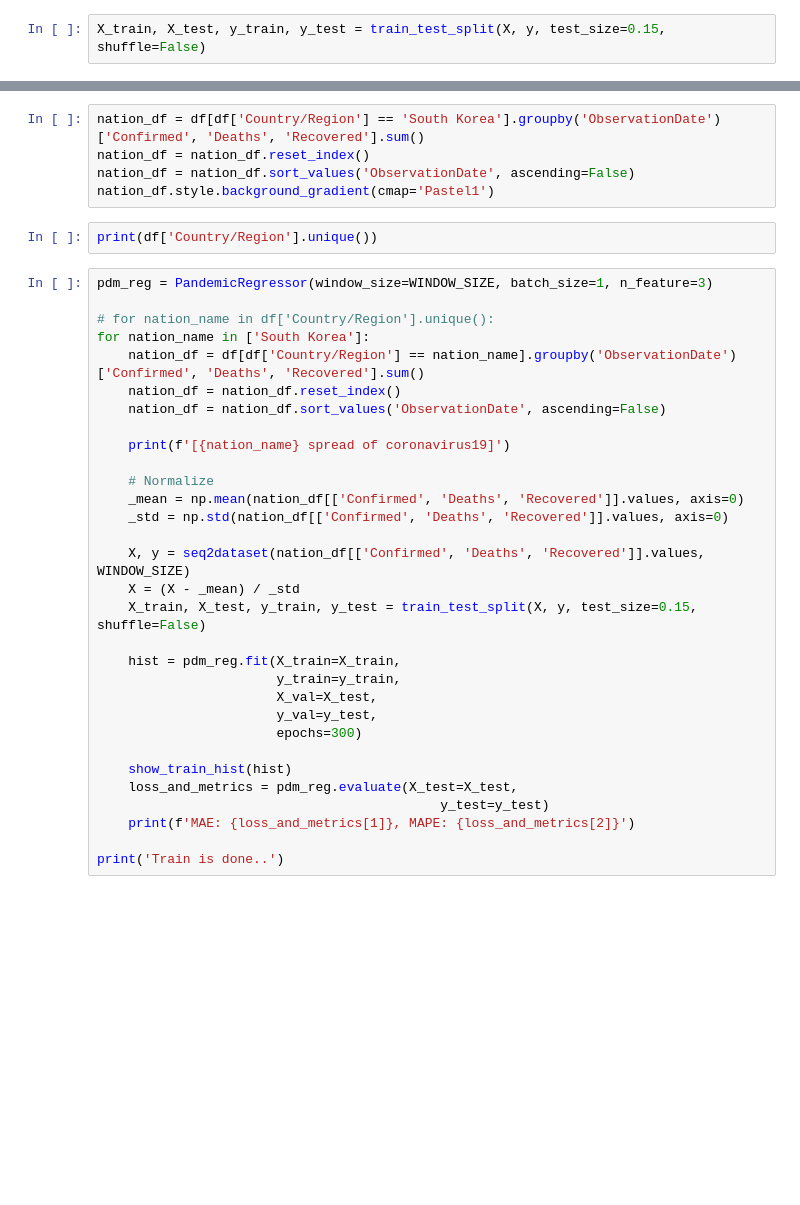
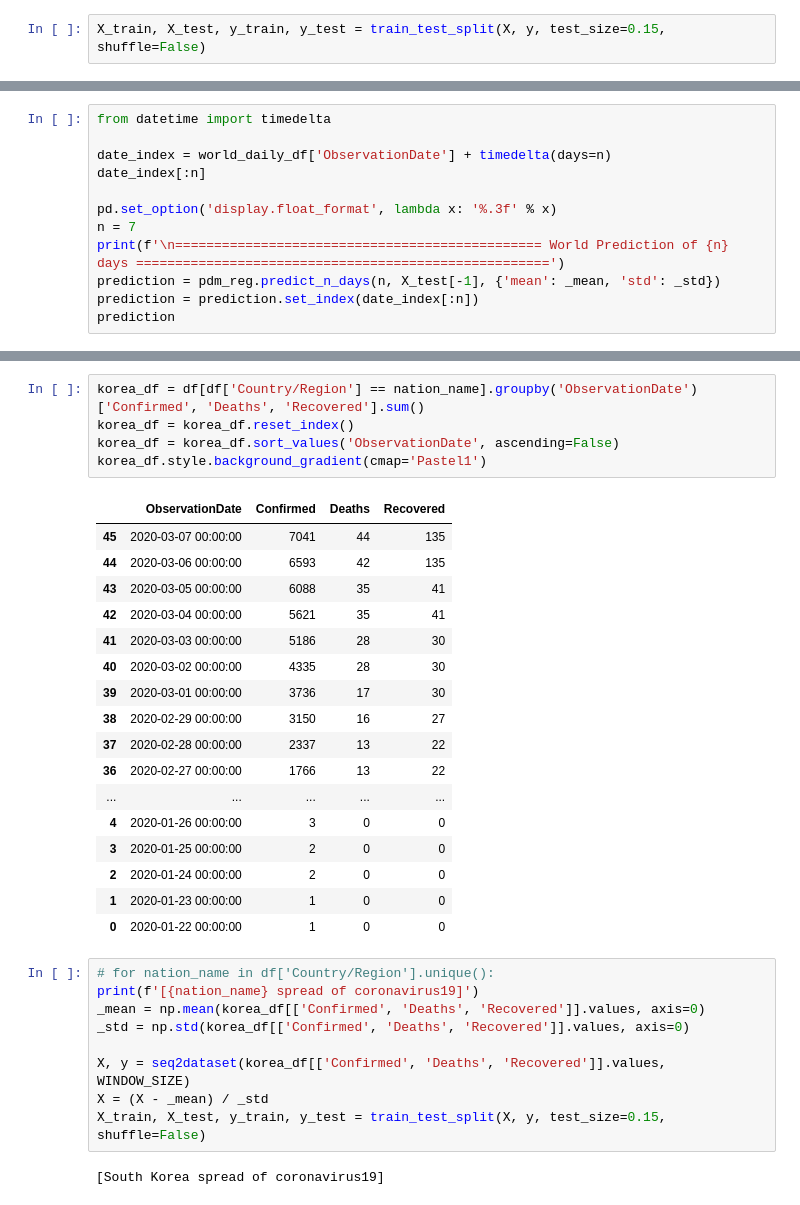
Before and after one commit to gbjung759/CoronavirusDisease2019, a Jupyter notebook: predict_coronavirus_spread_svm.ipynb, the cells around one changed output, grey strips where cells are left out. Saved outputs shown, nothing was run; the diff lists cells and outputs as text; blank space fills up the shorter version.

```diff
--- a/predict_coronavirus_spread_svm.ipynb
+++ b/predict_coronavirus_spread_svm.ipynb
@@ -413,0 +386,12 @@ InternalError: 2 root error(s) found.
+# %%
+from datetime import timedelta
+
+date_index = world_daily_df['ObservationDate'] + timedelta(days=n)
+date_index[:n]
+
+pd.set_option('display.float_format', lambda x: '%.3f' % x)
+n = 7
+print(f'\n=============================================== World Prediction of {n} days =====================================================')
+prediction = pdm_reg.predict_n_days(n, X_test[-1], {'mean': _mean, 'std': _std})
+prediction = prediction.set_index(date_index[:n])
+prediction
@@ -414,38 +432,34 @@ InternalError: 2 root error(s) found.
 # %%
-nation_df = df[df['Country/Region'] == 'South Korea'].groupby('ObservationDate')['Confirmed', 'Deaths', 'Recovered'].sum()
-nation_df = nation_df.reset_index()
-nation_df = nation_df.sort_values('ObservationDate', ascending=False)
-nation_df.style.background_gradient(cmap='Pastel1')
+korea_df = df[df['Country/Region'] == nation_name].groupby('ObservationDate')['Confirmed', 'Deaths', 'Recovered'].sum()
+korea_df = korea_df.reset_index()
+korea_df = korea_df.sort_values('ObservationDate', ascending=False)
+korea_df.style.background_gradient(cmap='Pastel1')
+# %% [output]
+|  | ObservationDate | Confirmed | Deaths | Recovered |
+| 45 | 2020-03-07 00:00:00 | 7041 | 44 | 135 |
+| 44 | 2020-03-06 00:00:00 | 6593 | 42 | 135 |
+| 43 | 2020-03-05 00:00:00 | 6088 | 35 | 41 |
+| 42 | 2020-03-04 00:00:00 | 5621 | 35 | 41 |
+| 41 | 2020-03-03 00:00:00 | 5186 | 28 | 30 |
+| 40 | 2020-03-02 00:00:00 | 4335 | 28 | 30 |
+| 39 | 2020-03-01 00:00:00 | 3736 | 17 | 30 |
+| 38 | 2020-02-29 00:00:00 | 3150 | 16 | 27 |
+| 37 | 2020-02-28 00:00:00 | 2337 | 13 | 22 |
+| 36 | 2020-02-27 00:00:00 | 1766 | 13 | 22 |
+| ... | ... | ... | ... | ... |
+| 4 | 2020-01-26 00:00:00 | 3 | 0 | 0 |
+| 3 | 2020-01-25 00:00:00 | 2 | 0 | 0 |
+| 2 | 2020-01-24 00:00:00 | 2 | 0 | 0 |
+| 1 | 2020-01-23 00:00:00 | 1 | 0 | 0 |
+| 0 | 2020-01-22 00:00:00 | 1 | 0 | 0 |
-# %%
-print(df['Country/Region'].unique())
 # %%
-pdm_reg = PandemicRegressor(window_size=WINDOW_SIZE, batch_size=1, n_feature=3)
+# for nation_name in df['Country/Region'].unique():
+print(f'[{nation_name} spread of coronavirus19]')
+_mean = np.mean(korea_df[['Confirmed', 'Deaths', 'Recovered']].values, axis=0)
+_std = np.std(korea_df[['Confirmed', 'Deaths', 'Recovered']].values, axis=0)
 
-# for nation_name in df['Country/Region'].unique():
-for nation_name in ['South Korea']:
-    nation_df = df[df['Country/Region'] == nation_name].groupby('ObservationDate')['Confirmed', 'Deaths', 'Recovered'].sum()
-    nation_df = nation_df.reset_index()
-    nation_df = nation_df.sort_values('ObservationDate', ascending=False)
-
-    print(f'[{nation_name} spread of coronavirus19]')
-
-    # Normalize
-    _mean = np.mean(nation_df[['Confirmed', 'Deaths', 'Recovered']].values, axis=0)
-    _std = np.std(nation_df[['Confirmed', 'Deaths', 'Recovered']].values, axis=0)
-
-    X, y = seq2dataset(nation_df[['Confirmed', 'Deaths', 'Recovered']].values, WINDOW_SIZE)
-    X = (X - _mean) / _std
-    X_train, X_test, y_train, y_test = train_test_split(X, y, test_size=0.15, shuffle=False)
-
-    hist = pdm_reg.fit(X_train=X_train,
-                       y_train=y_train,
-                       X_val=X_test,
-                       y_val=y_test,
-                       epochs=300)
-
-    show_train_hist(hist)
-    loss_and_metrics = pdm_reg.evaluate(X_test=X_test,
-                                            y_test=y_test)
-    print(f'MAE: {loss_and_metrics[1]}, MAPE: {loss_and_metrics[2]}')
-
-print('Train is done..')
+X, y = seq2dataset(korea_df[['Confirmed', 'Deaths', 'Recovered']].values, WINDOW_SIZE)
+X = (X - _mean) / _std
+X_train, X_test, y_train, y_test = train_test_split(X, y, test_size=0.15, shuffle=False)
+# %% [output]
+[South Korea spread of coronavirus19]
```
Also changed, not shown: parts of 30 cells of this notebook.
